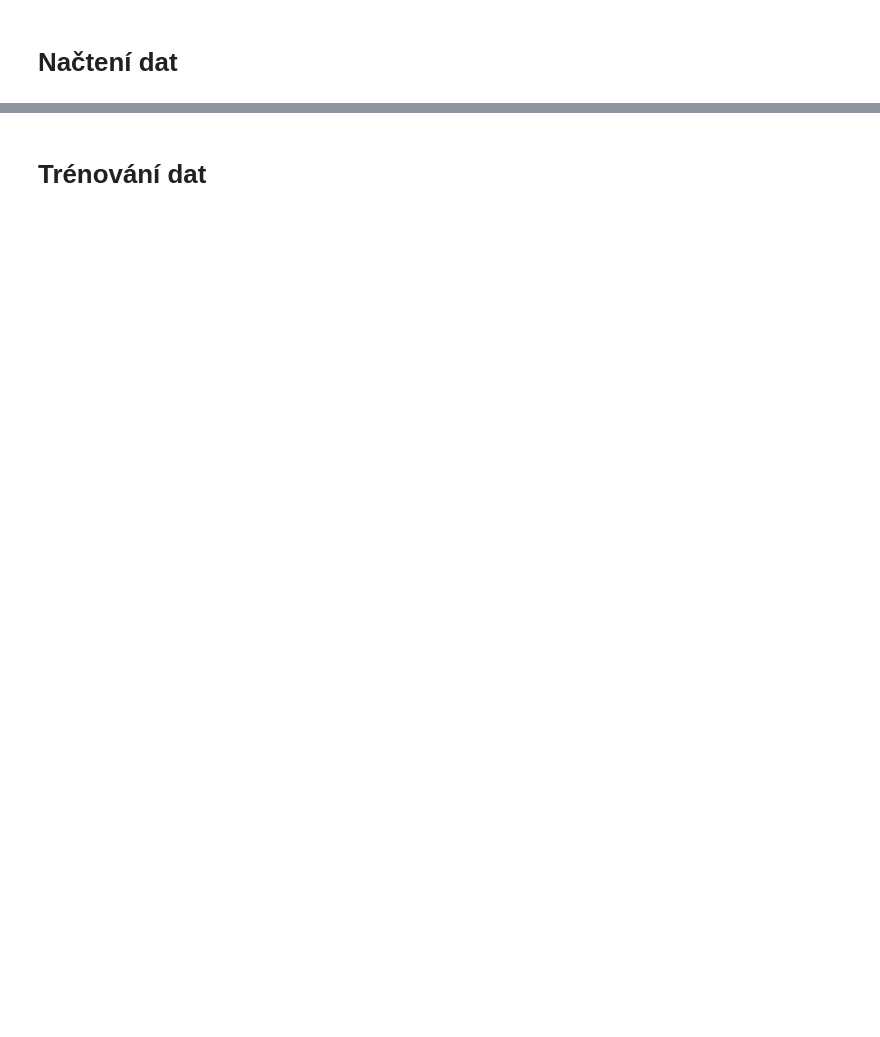
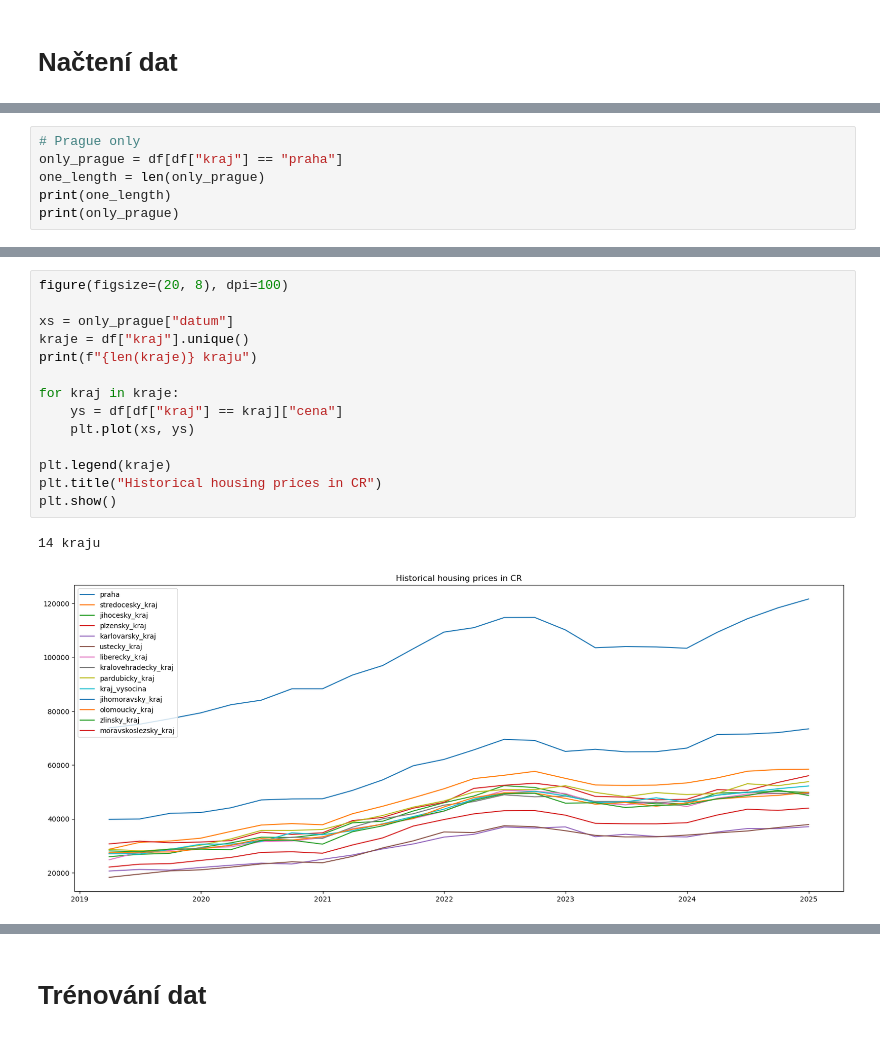
Before and after one commit to DubTheEmperor/bakalarska-prace, a Jupyter notebook: bakalarska_prace_demo.ipynb, the cells around one changed output, grey strips where cells are left out. Cells and saved outputs as stored; diff of their text form; blank space fills up the shorter version.

```diff
--- a/bakalarska_prace_demo.ipynb
+++ b/bakalarska_prace_demo.ipynb
@@ -21,0 +39,6 @@ print(df.head(10))
+# %%
+# Prague only
+only_prague = df[df["kraj"] == "praha"]
+one_length = len(only_prague)
+print(one_length)
+print(only_prague)
@@ -21,0 +63,17 @@ print(df.head(10))
+# %%
+figure(figsize=(20, 8), dpi=100)
+
+xs = only_prague["datum"]
+kraje = df["kraj"].unique()
+print(f"{len(kraje)} kraju")
+
+for kraj in kraje:
+    ys = df[df["kraj"] == kraj]["cena"]
+    plt.plot(xs, ys)
+
+plt.legend(kraje)
+plt.title("Historical housing prices in CR")
+plt.show()
+# %% [output]
+14 kraju
+[figure, added]
```
Also changed, not shown: parts of 14 cells of this notebook.
